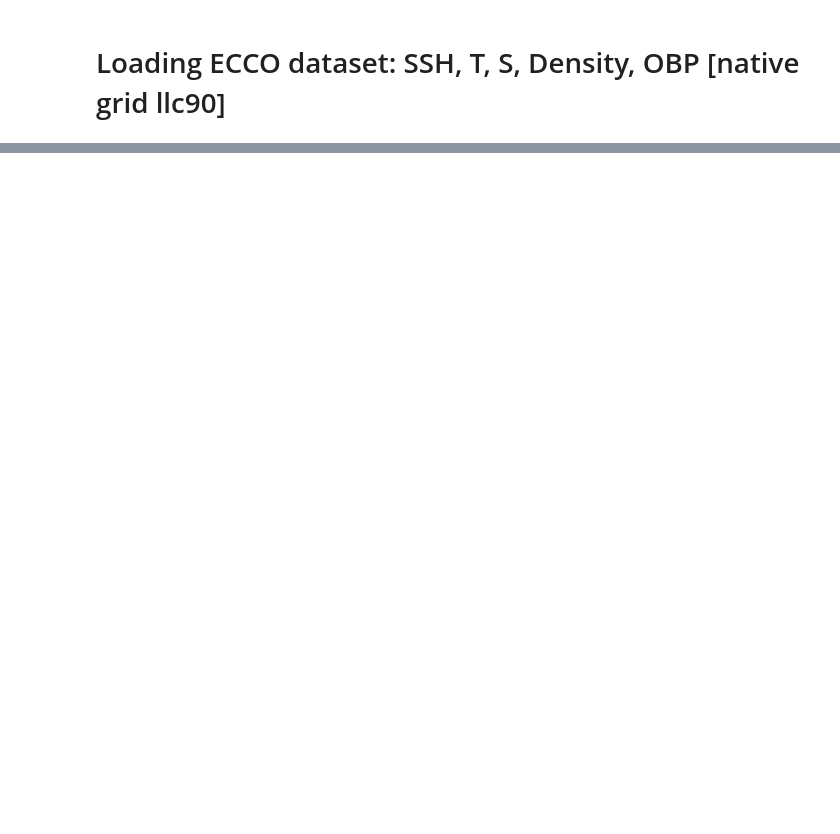
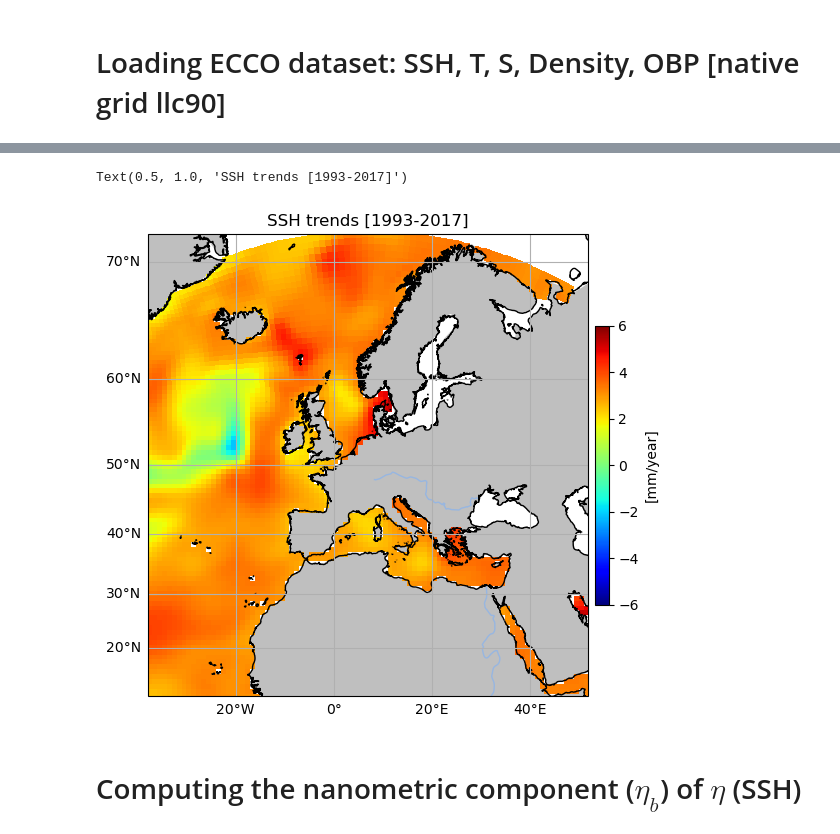
Before and after one commit to ojhoundegnonto/ESS25-Team_PISEAL, a Jupyter notebook: contributors/ohoundeg/SSH_analysis_ojh_v2.ipynb, the cells around one changed output, grey strips where cells are left out. Drawn from its saved outputs; the diff is of its cells as text; code cells hidden in the pictures; blank space fills up the shorter version.

```diff
--- a/contributors/ohoundeg/SSH_analysis_ojh_v2.ipynb
+++ b/contributors/ohoundeg/SSH_analysis_ojh_v2.ipynb
@@ -172,0 +352,28 @@ print(mzz_local_file)
+# %%
+tsel = 2
+fig = plt.figure(figsize=[9,6])
+ax = fig.add_subplot(1, 1, 1, projection=ccrs.Mercator())
+ax.add_feature(cfeature.RIVERS,facecolor='blue');ax.coastlines('10m')
+ax.add_feature(cfeature.LAND, facecolor = '0.75')
+ax.set_extent([lon_xc[tsel,:,:].min().values,
+               lon_xc[tsel,:,:].max().values,
+               lat_yc[tsel,:,:].min().values,
+               lat_yc[tsel,:,:].max().values],crs=ccrs.PlateCarree())
+gl = ax.gridlines(draw_labels=False,crs=ccrs.PlateCarree(),x_inline=False,y_inline=False)
+gl.xformatter = LONGITUDE_FORMATTER;gl.yformatter = LATITUDE_FORMATTER
+gl.xlabel_style = {'size': 10, 'color': 'k','rotation':0};
+gl.ylabel_style = {'size': 10, 'color': 'k'}
+gl.bottom_labels = True; gl.top_labels = False;gl.right_labels = False;gl.left_labels = True
+
+
+
+cb = ax.pcolormesh(lon_xc[tsel,:,:].compute(),lat_yc[tsel,:,:].compute(),
+                   trend_slope[tsel,:,:],cmap='jet',
+                   vmin=-6,vmax=6,
+                   transform=ccrs.PlateCarree())
+cbar = plt.colorbar(cb,fraction=0.02, pad=0.01, orientation="vertical",
+                    shrink=0.75,label='[mm/year]')
+plt.title('SSH trends [1993-2017]')
+# %% [output]
+Text(0.5, 1.0, 'SSH trends [1993-2017]')
+[figure, added]
@@ -172,0 +383,2 @@ print(mzz_local_file)
+# %% [markdown]
+# Computing the nanometric component ($\eta_b$) of $\eta$ (SSH)
```
Also changed, not shown: parts of 29 cells of this notebook.
